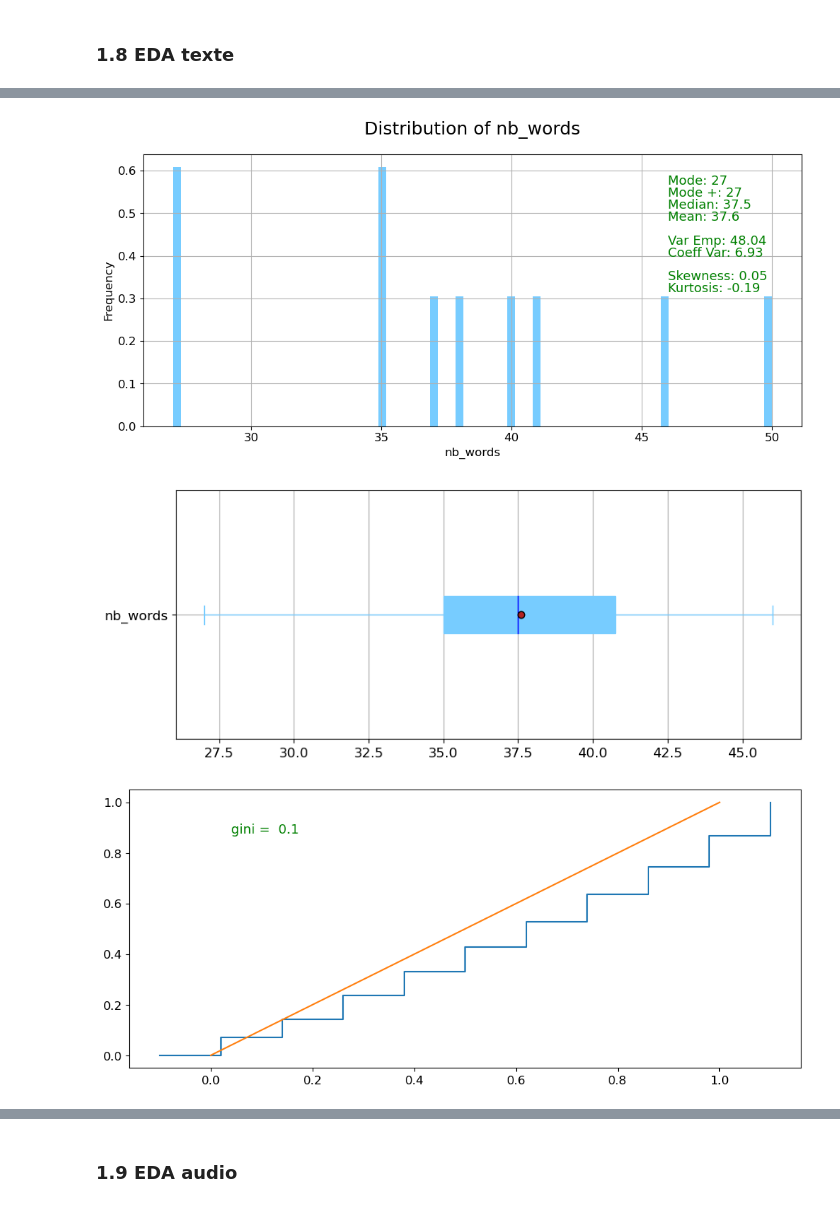
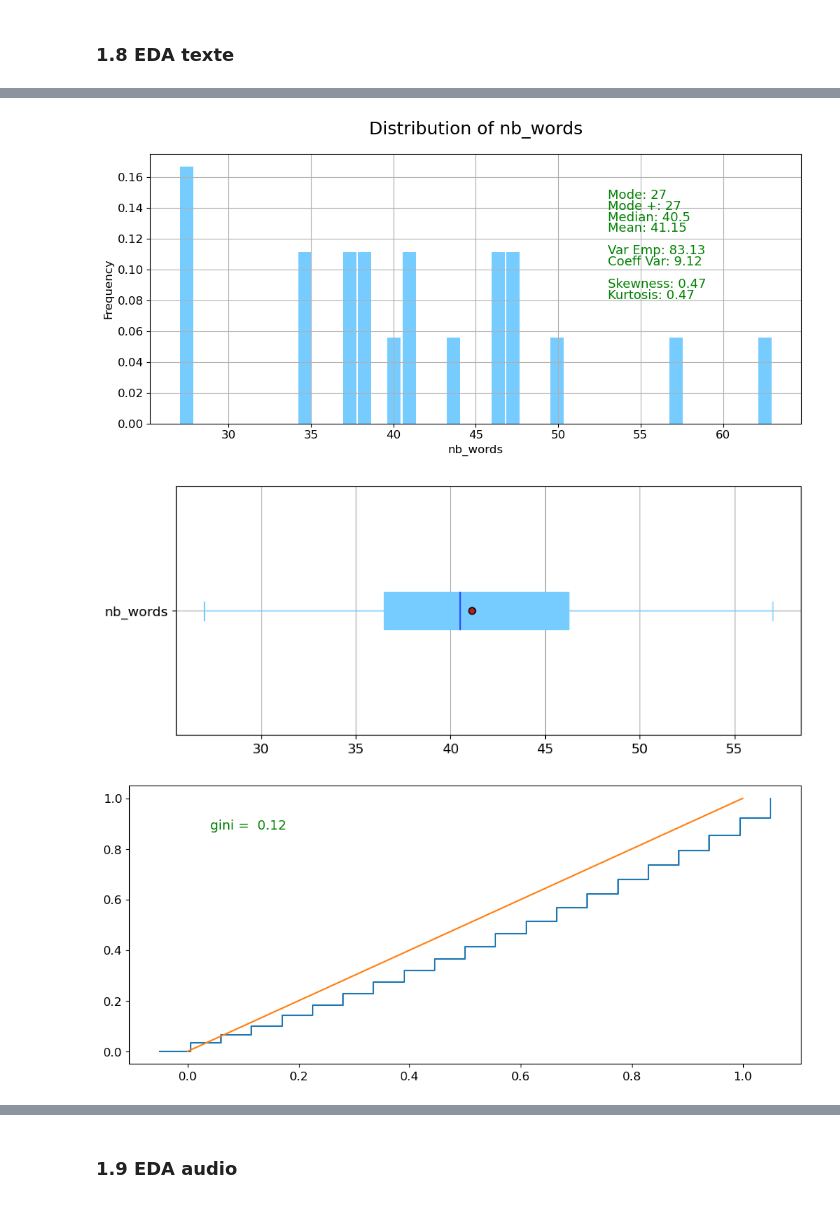
Before and after one commit to Kiwinokoto/OC_projet_7_Transcription_speech_to_text_et_traduction, a Jupyter notebook: Oudelet_Kevin_2_notebook_130424.ipynb, the cells around one changed output, grey strips where cells are left out. Cells and saved outputs as stored; diff of their text form; code cells hidden in the pictures.

```diff
--- a/Oudelet_Kevin_2_notebook_130424.ipynb
+++ b/Oudelet_Kevin_2_notebook_130424.ipynb
@@ -499,10 +500,10 @@ def doughnut(df, feature, title, width=6, height=6, nb_colors=2):
 # %% [markdown]
 ### 0.3 Variables globales
 # %%
-size_test = 10 # max 2426, usually 300
+size_test = 20 # max 2426, usually 1 or 300
 model_type = 'tiny' # tiny, base, small, medium, large
 
-max_exemples = 10
+max_exemples = 20
 # %%
 # whisper
 
@@ -721,7 +722,7 @@ Doublons ?  0
 ### 1.5 Adresses
 # %%
 def id_into_path(file_name):
-    """Extract and return path to audio file, from test_data[0]"""
+    """ Extract and return path to audio file, from test_data['path'] """
 
     # Split the file name into parts
     parts = file_name.split('_')
@@ -845,11 +846,11 @@ display(test_data[['nb_words']].describe())
 # %%
 # Visualisation
 
-graphs_analyse_uni(test_data, 'nb_words', bins=70, r=2)
+graphs_analyse_uni(test_data, 'nb_words', bins=40, r=2)
 # %% [output]
-[figure, old version]
+[figure, new version]
-[figure, old version]
+[figure, new version]
-[figure, old version]
+[figure, new version]
 # %%
 # Observons qq transcripts
 
```
Also changed, not shown: parts of 28 cells of this notebook, 2 other files.
